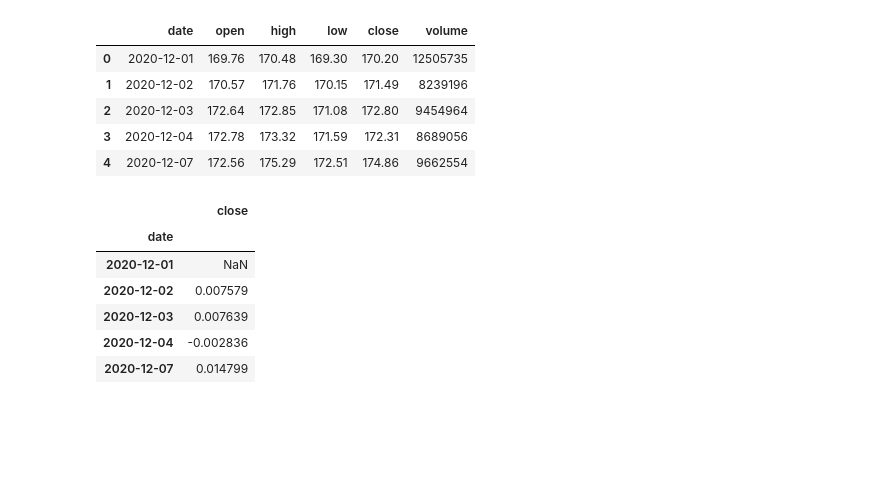
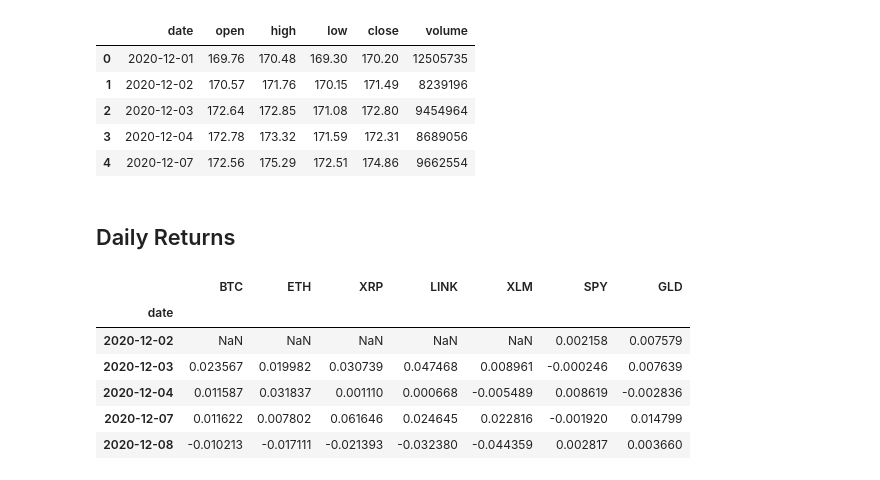
Before and after one commit to nospmah/fintech.group_project, a Jupyter notebook: notebooks/brian_working_2.ipynb, the cells around one changed output. Cells and saved outputs as stored; diff of their text form; code cells hidden in the pictures; blank space fills up the shorter version.

```diff
--- a/notebooks/brian_working_2.ipynb
+++ b/notebooks/brian_working_2.ipynb
@@ -48,0 +65,4 @@ btc_df.head()
+# %%
+# XRP historical OHLCV
+xrp_df = ds.get_crypto_OHLCV(coin_api_key, 'XRP', start_date, end_date, '1DAY')
+xrp_df.head()
@@ -85,15 +119,5 @@ gld_df.head()
 | 2 | 2020-12-03 | 172.64 | 172.85 | 171.08 | 172.80 | 9454964 |
 | 3 | 2020-12-04 | 172.78 | 173.32 | 171.59 | 172.31 | 8689056 |
 | 4 | 2020-12-07 | 172.56 | 175.29 | 172.51 | 174.86 | 9662554 |
-# %%
-# Calculate Daily Returns
-gld_returns_df = ds.get_pct_chg_for_OHLCV(gld_df)
-gld_returns_df.head()
-# %% [output]
-|  | close |
-| date |  |
-| 2020-12-01 | NaN |
-| 2020-12-02 | 0.007579 |
-| 2020-12-03 | 0.007639 |
-| 2020-12-04 | -0.002836 |
-| 2020-12-07 | 0.014799 |
+# %% [markdown]
+## Daily Returns
@@ -99,0 +133,23 @@ gld_returns_df.head()
+# %%
+# Combine daily returns
+combined_daily_returns = pd.concat(
+    [btc_returns_df, eth_returns_df, xrp_returns_df, link_returns_df, xlm_returns_df, spy_returns_df, gld_returns_df],
+    axis="columns",
+    join="inner")
+
+# Rename columns
+combined_daily_returns.columns = ['BTC','ETH','XRP','LINK','XLM','SPY','GLD']
+
+# Ensure we are sorted by date (index)
+combined_daily_returns.sort_index()
+
+# Sanity check data
+combined_daily_returns.head()
+# %% [output]
+|  | BTC | ETH | XRP | LINK | XLM | SPY | GLD |
+| date |  |  |  |  |  |  |  |
+| 2020-12-02 | NaN | NaN | NaN | NaN | NaN | 0.002158 | 0.007579 |
+| 2020-12-03 | 0.023567 | 0.019982 | 0.030739 | 0.047468 | 0.008961 | -0.000246 | 0.007639 |
+| 2020-12-04 | 0.011587 | 0.031837 | 0.001110 | 0.000668 | -0.005489 | 0.008619 | -0.002836 |
+| 2020-12-07 | 0.011622 | 0.007802 | 0.061646 | 0.024645 | 0.022816 | -0.001920 | 0.014799 |
+| 2020-12-08 | -0.010213 | -0.017111 | -0.021393 | -0.032380 | -0.044359 | 0.002817 | 0.003660 |
```
Also changed, not shown: parts of 20 cells of this notebook, 2 other files.
